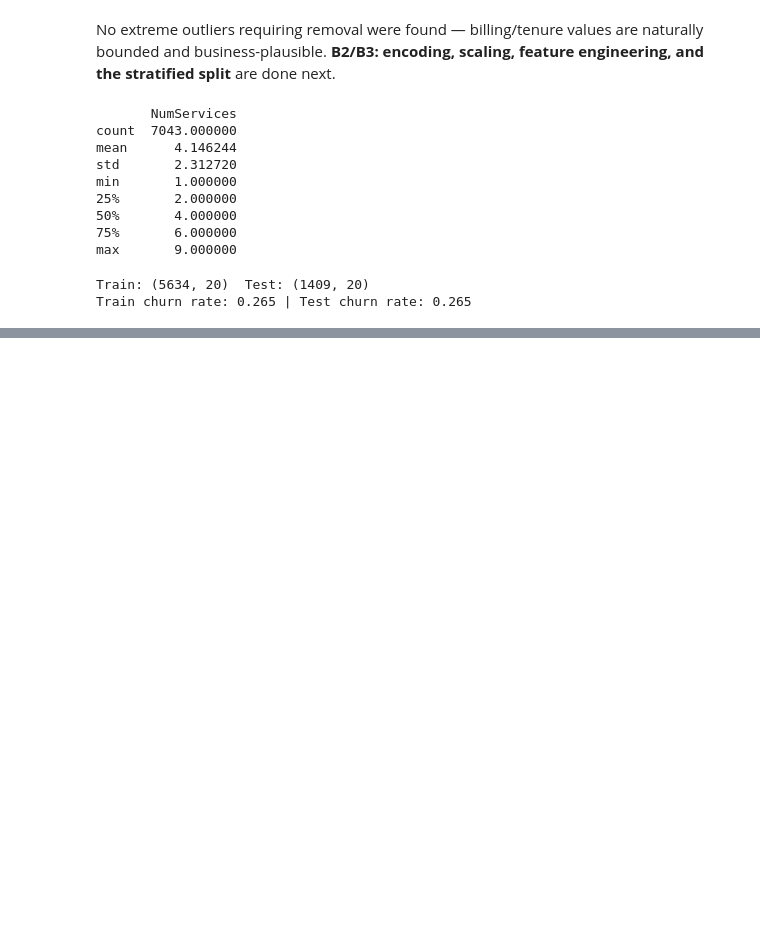
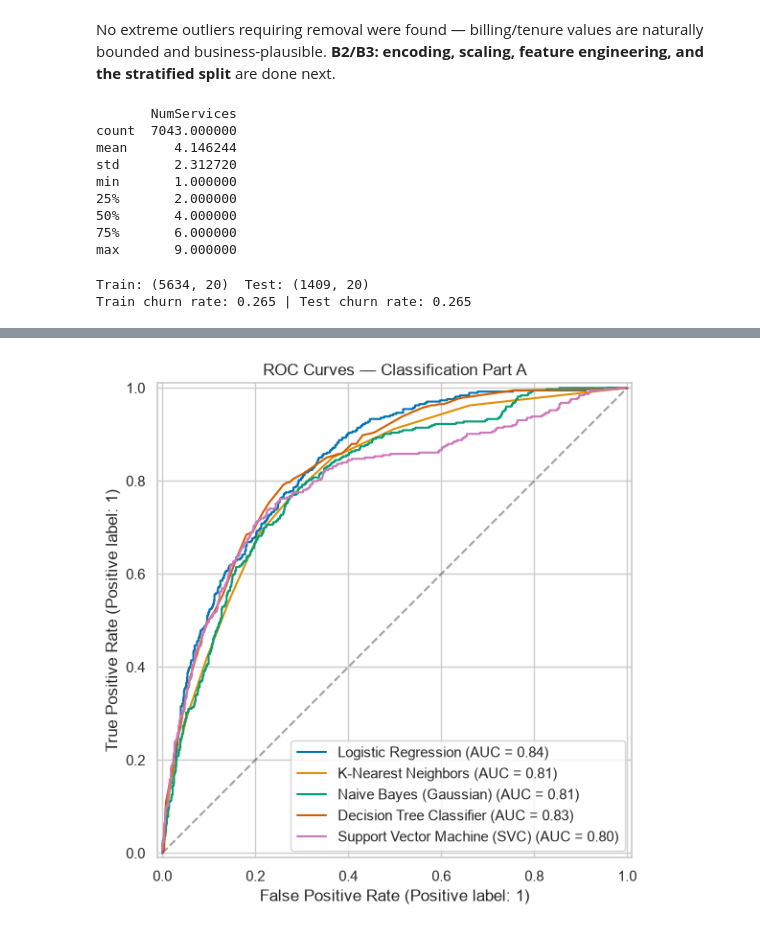
Before and after one commit to ManashaYoges/Team13_ML, a Jupyter notebook: notebooks/classification.ipynb, the cells around one changed output, grey strips where cells are left out. Cells and saved outputs as stored; diff of their text form; code cells hidden in the pictures; blank space fills up the shorter version.

Commit message:
Update classification notebook

```diff
--- a/notebooks/classification.ipynb
+++ b/notebooks/classification.ipynb
@@ -264,0 +335,11 @@ Train churn rate: 0.265 | Test churn rate: 0.265
+# %%
+# ROC curves for all Part-A algorithms
+plt.figure(figsize=(7,6))
+for name, (yt, proba) in roc_data.items():
+    RocCurveDisplay.from_predictions(yt, proba, name=name.split('. ')[1], ax=plt.gca())
+plt.plot([0,1],[0,1],'k--', alpha=0.4)
+plt.title('ROC Curves — Classification Part A')
+plt.tight_layout()
+plt.show()
+# %% [output]
+[figure, added]
```
Also changed, not shown: parts of 7 cells of this notebook.
